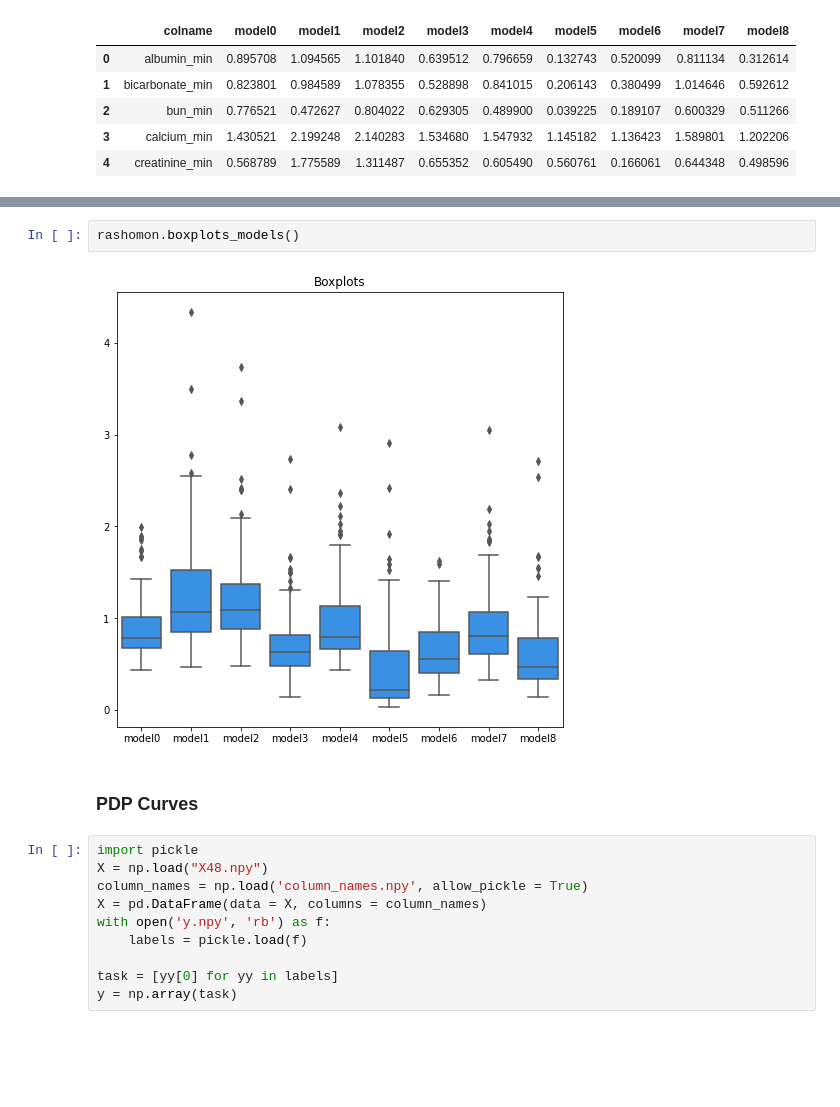
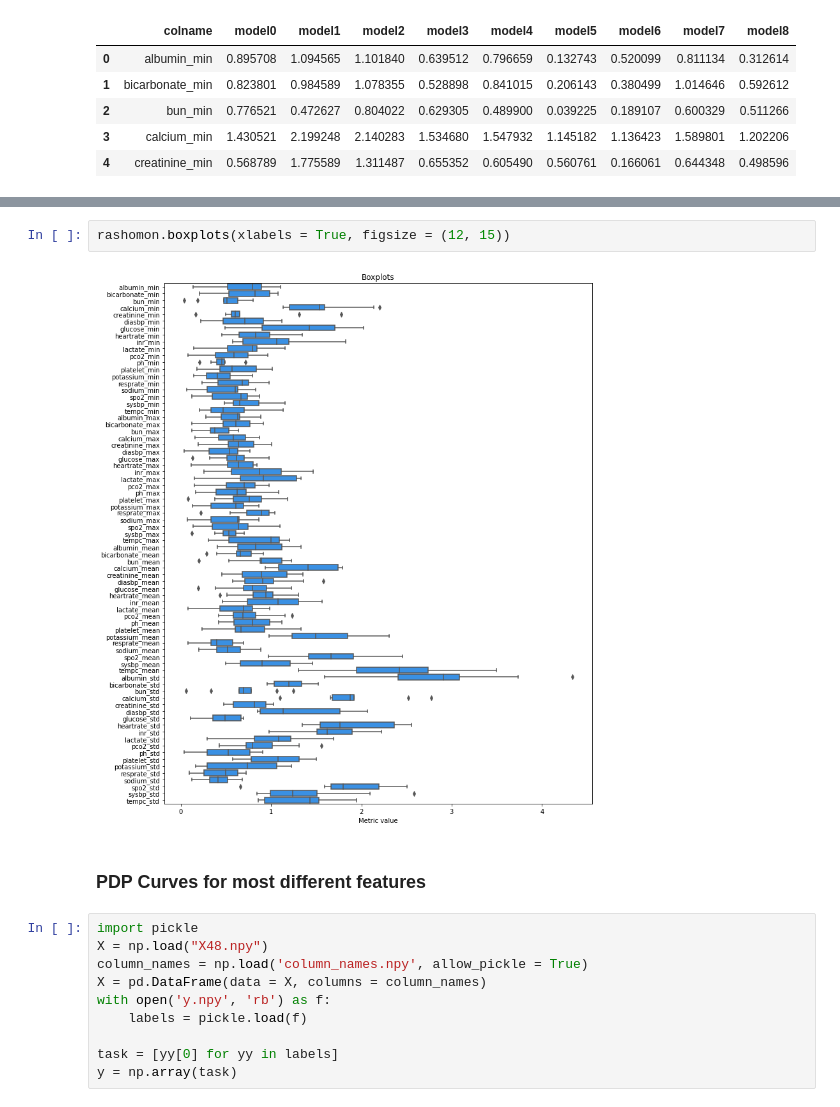
Before and after one commit to adrianstando/Research-Workshops-Rashomon-MIMIC-Machine-Learning, a Jupyter notebook: RashomonSetAnalyser/PDP_Comaprison_2.ipynb, the cells around one changed output, grey strips where cells are left out. Saved outputs shown, nothing was run; the diff lists cells and outputs as text; blank space fills up the shorter version.

```diff
--- a/RashomonSetAnalyser/PDP_Comaprison_2.ipynb
+++ b/RashomonSetAnalyser/PDP_Comaprison_2.ipynb
@@ -30,9 +66,9 @@ Boxplot per model
-# %%
-rashomon.boxplots_models()
-# %% [output]
-[figure, removed]
+# %%
+rashomon.boxplots(xlabels = True, figsize = (12, 15))
+# %% [output]
+[figure, added]
 # %% [markdown]
-### PDP Curves
+### PDP Curves for most different features
 # %%
 import pickle
 X = np.load("X48.npy")
```
Also changed, not shown: parts of 25 cells of this notebook, 1 other file.
